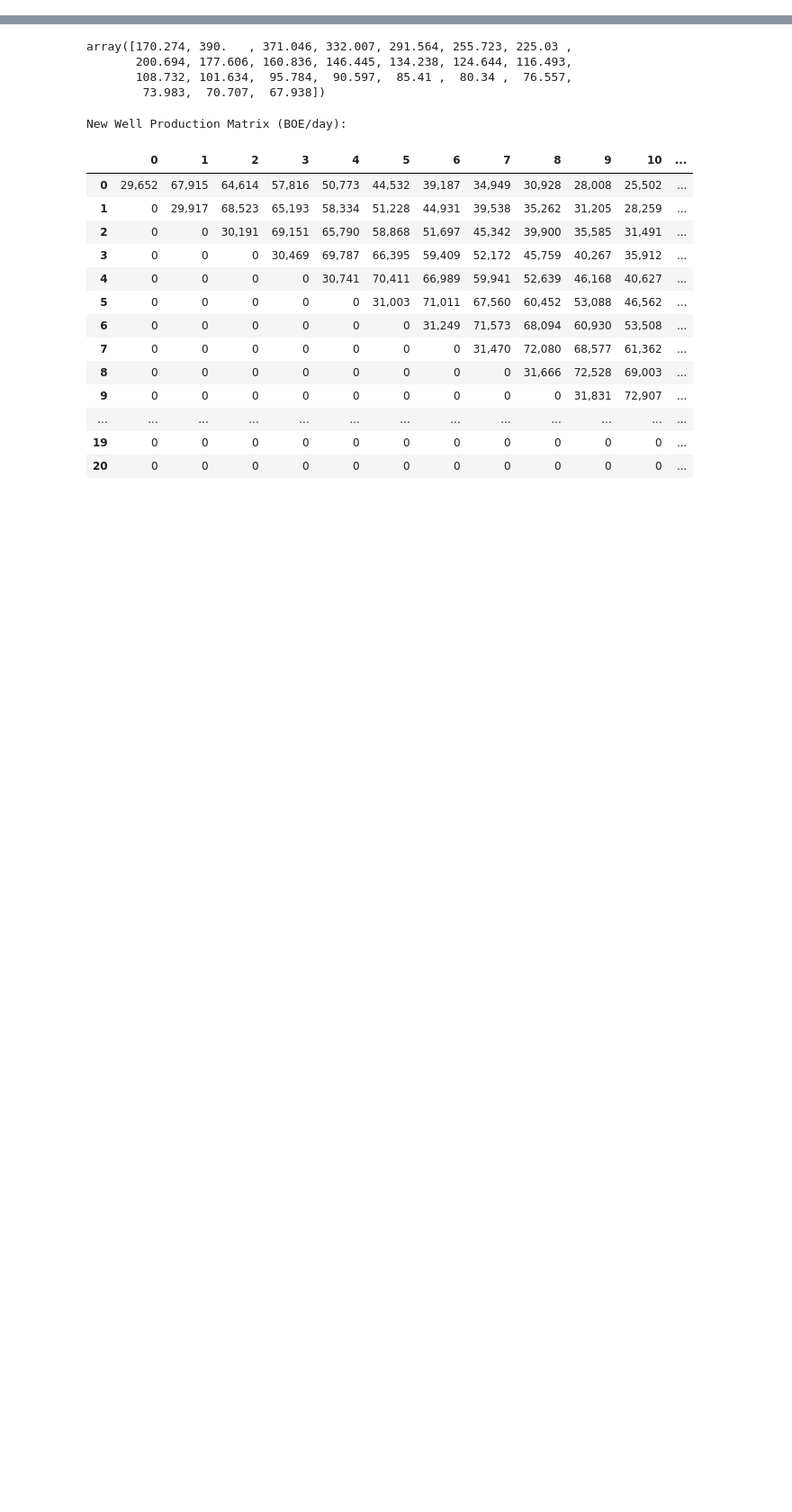
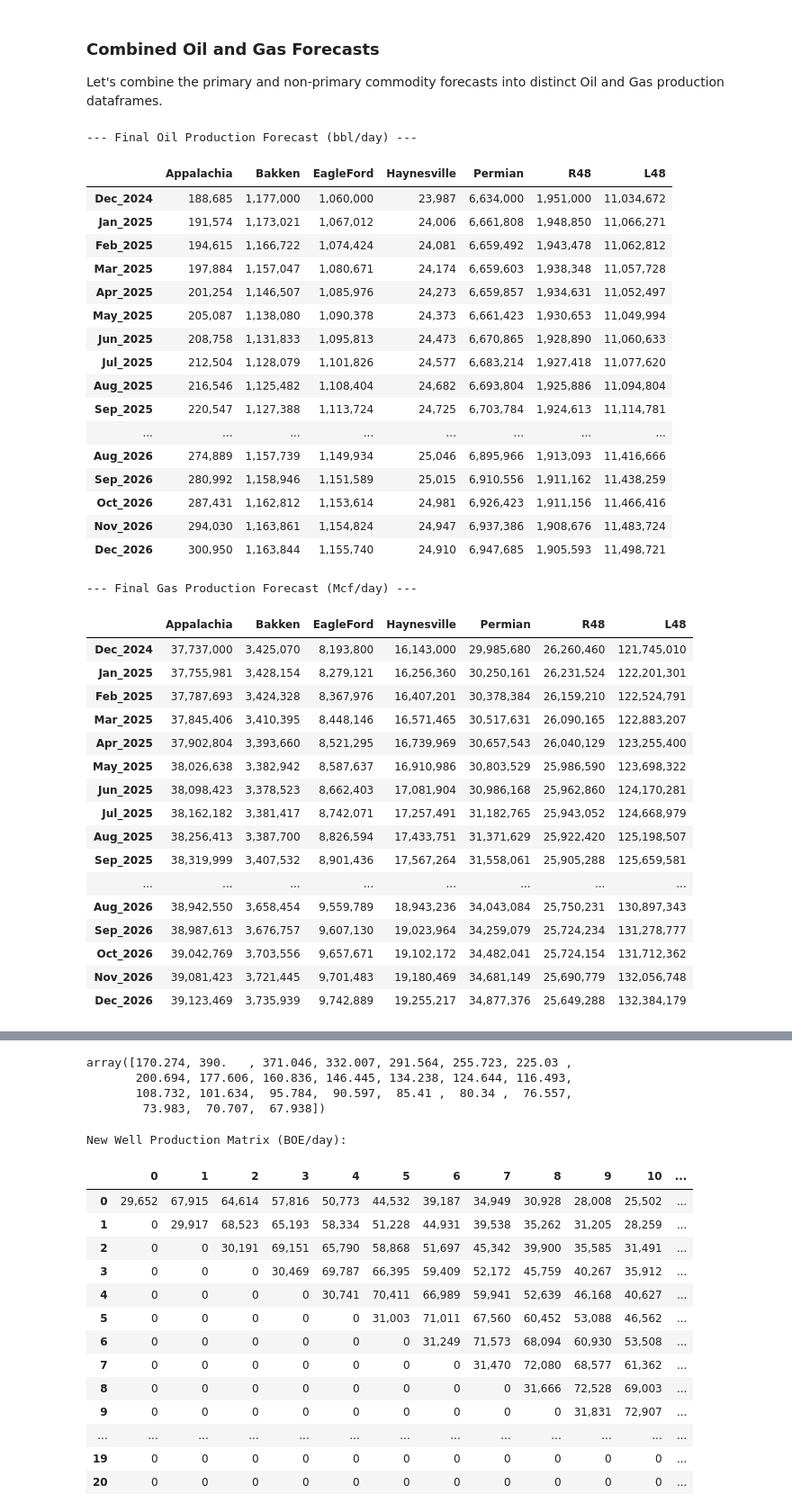
Before and after one commit to JozefSL/pyNotes, a Jupyter notebook: numpy/RegProd.ipynb, the cells around one changed output, grey strips where cells are left out. Shown at 90% size. Cells and saved outputs as stored; diff of their text form; code cells hidden in the pictures; blank space fills up the shorter version.

```diff
--- a/numpy/RegProd.ipynb
+++ b/numpy/RegProd.ipynb
@@ -140,0 +248,73 @@ Forecast Summary (BOE/day):
+# %% [markdown]
+### Combined Oil and Gas Forecasts
+
+Let's combine the primary and non-primary commodity forecasts into distinct Oil and Gas production dataframes.
+# %%
+oil_forecast_combined = {}
+gas_forecast_combined = {}
+
+# Assuming GAS_REGIONS is already defined in a previous cell
+# GAS_REGIONS = ['Appalachia', 'Haynesville']
+
+for region in regional_forecasts.keys(): # Iterate through all regions
+    if region in GAS_REGIONS: # Primary is Gas, Non-primary is Oil
+        gas_forecast_combined[region] = forecast_df[region].values
+        oil_forecast_combined[region] = non_primary_forecast_df[region].values
+    else: # Primary is Oil, Non-primary is Gas
+        oil_forecast_combined[region] = forecast_df[region].values
+        gas_forecast_combined[region] = non_primary_forecast_df[region].values
+
+# Create combined Oil and Gas DataFrames
+oil_forecast_combined_df = pd.DataFrame(oil_forecast_combined, index=new_index_labels)
+gas_forecast_combined_df = pd.DataFrame(gas_forecast_combined, index=new_index_labels)
+
+# Add 'Total Company' (L48) column to both combined dataframes
+oil_forecast_combined_df['L48'] = oil_forecast_combined_df.sum(axis=1)
+gas_forecast_combined_df['L48'] = gas_forecast_combined_df.sum(axis=1)
+
+# Ensure data types are float
+oil_forecast_combined_df = oil_forecast_combined_df.astype(float)
+gas_forecast_combined_df = gas_forecast_combined_df.astype(float)
+
+print("\n--- Final Oil Production Forecast (bbl/day) ---")
+display(oil_forecast_combined_df.style.format("{:,.0f}"))
+
+print("\n--- Final Gas Production Forecast (Mcf/day) ---")
+display(gas_forecast_combined_df.style.format("{:,.0f}"))
+# %% [output]
+--- Final Oil Production Forecast (bbl/day) ---
+|  | Appalachia | Bakken | EagleFord | Haynesville | Permian | R48 | L48 |
+| Dec_2024 | 188,685 | 1,177,000 | 1,060,000 | 23,987 | 6,634,000 | 1,951,000 | 11,034,672 |
+| Jan_2025 | 191,574 | 1,173,021 | 1,067,012 | 24,006 | 6,661,808 | 1,948,850 | 11,066,271 |
+| Feb_2025 | 194,615 | 1,166,722 | 1,074,424 | 24,081 | 6,659,492 | 1,943,478 | 11,062,812 |
+| Mar_2025 | 197,884 | 1,157,047 | 1,080,671 | 24,174 | 6,659,603 | 1,938,348 | 11,057,728 |
+| Apr_2025 | 201,254 | 1,146,507 | 1,085,976 | 24,273 | 6,659,857 | 1,934,631 | 11,052,497 |
+| May_2025 | 205,087 | 1,138,080 | 1,090,378 | 24,373 | 6,661,423 | 1,930,653 | 11,049,994 |
+| Jun_2025 | 208,758 | 1,131,833 | 1,095,813 | 24,473 | 6,670,865 | 1,928,890 | 11,060,633 |
+| Jul_2025 | 212,504 | 1,128,079 | 1,101,826 | 24,577 | 6,683,214 | 1,927,418 | 11,077,620 |
+| Aug_2025 | 216,546 | 1,125,482 | 1,108,404 | 24,682 | 6,693,804 | 1,925,886 | 11,094,804 |
+| Sep_2025 | 220,547 | 1,127,388 | 1,113,724 | 24,725 | 6,703,784 | 1,924,613 | 11,114,781 |
+| ... | ... | ... | ... | ... | ... | ... | ... |
+| Aug_2026 | 274,889 | 1,157,739 | 1,149,934 | 25,046 | 6,895,966 | 1,913,093 | 11,416,666 |
+| Sep_2026 | 280,992 | 1,158,946 | 1,151,589 | 25,015 | 6,910,556 | 1,911,162 | 11,438,259 |
+| Oct_2026 | 287,431 | 1,162,812 | 1,153,614 | 24,981 | 6,926,423 | 1,911,156 | 11,466,416 |
+| Nov_2026 | 294,030 | 1,163,861 | 1,154,824 | 24,947 | 6,937,386 | 1,908,676 | 11,483,724 |
+| Dec_2026 | 300,950 | 1,163,844 | 1,155,740 | 24,910 | 6,947,685 | 1,905,593 | 11,498,721 |
+--- Final Gas Production Forecast (Mcf/day) ---
+|  | Appalachia | Bakken | EagleFord | Haynesville | Permian | R48 | L48 |
+| Dec_2024 | 37,737,000 | 3,425,070 | 8,193,800 | 16,143,000 | 29,985,680 | 26,260,460 | 121,745,010 |
+| Jan_2025 | 37,755,981 | 3,428,154 | 8,279,121 | 16,256,360 | 30,250,161 | 26,231,524 | 122,201,301 |
+| Feb_2025 | 37,787,693 | 3,424,328 | 8,367,976 | 16,407,201 | 30,378,384 | 26,159,210 | 122,524,791 |
+| Mar_2025 | 37,845,406 | 3,410,395 | 8,448,146 | 16,571,465 | 30,517,631 | 26,090,165 | 122,883,207 |
+| Apr_2025 | 37,902,804 | 3,393,660 | 8,521,295 | 16,739,969 | 30,657,543 | 26,040,129 | 123,255,400 |
+| May_2025 | 38,026,638 | 3,382,942 | 8,587,637 | 16,910,986 | 30,803,529 | 25,986,590 | 123,698,322 |
+| Jun_2025 | 38,098,423 | 3,378,523 | 8,662,403 | 17,081,904 | 30,986,168 | 25,962,860 | 124,170,281 |
+| Jul_2025 | 38,162,182 | 3,381,417 | 8,742,071 | 17,257,491 | 31,182,765 | 25,943,052 | 124,668,979 |
+| Aug_2025 | 38,256,413 | 3,387,700 | 8,826,594 | 17,433,751 | 31,371,629 | 25,922,420 | 125,198,507 |
+| Sep_2025 | 38,319,999 | 3,407,532 | 8,901,436 | 17,567,264 | 31,558,061 | 25,905,288 | 125,659,581 |
+| ... | ... | ... | ... | ... | ... | ... | ... |
+| Aug_2026 | 38,942,550 | 3,658,454 | 9,559,789 | 18,943,236 | 34,043,084 | 25,750,231 | 130,897,343 |
+| Sep_2026 | 38,987,613 | 3,676,757 | 9,607,130 | 19,023,964 | 34,259,079 | 25,724,234 | 131,278,777 |
+| Oct_2026 | 39,042,769 | 3,703,556 | 9,657,671 | 19,102,172 | 34,482,041 | 25,724,154 | 131,712,362 |
+| Nov_2026 | 39,081,423 | 3,721,445 | 9,701,483 | 19,180,469 | 34,681,149 | 25,690,779 | 132,056,748 |
+| Dec_2026 | 39,123,469 | 3,735,939 | 9,742,889 | 19,255,217 | 34,877,376 | 25,649,288 | 132,384,179 |
```
Also changed, not shown: parts of 8 cells of this notebook.
